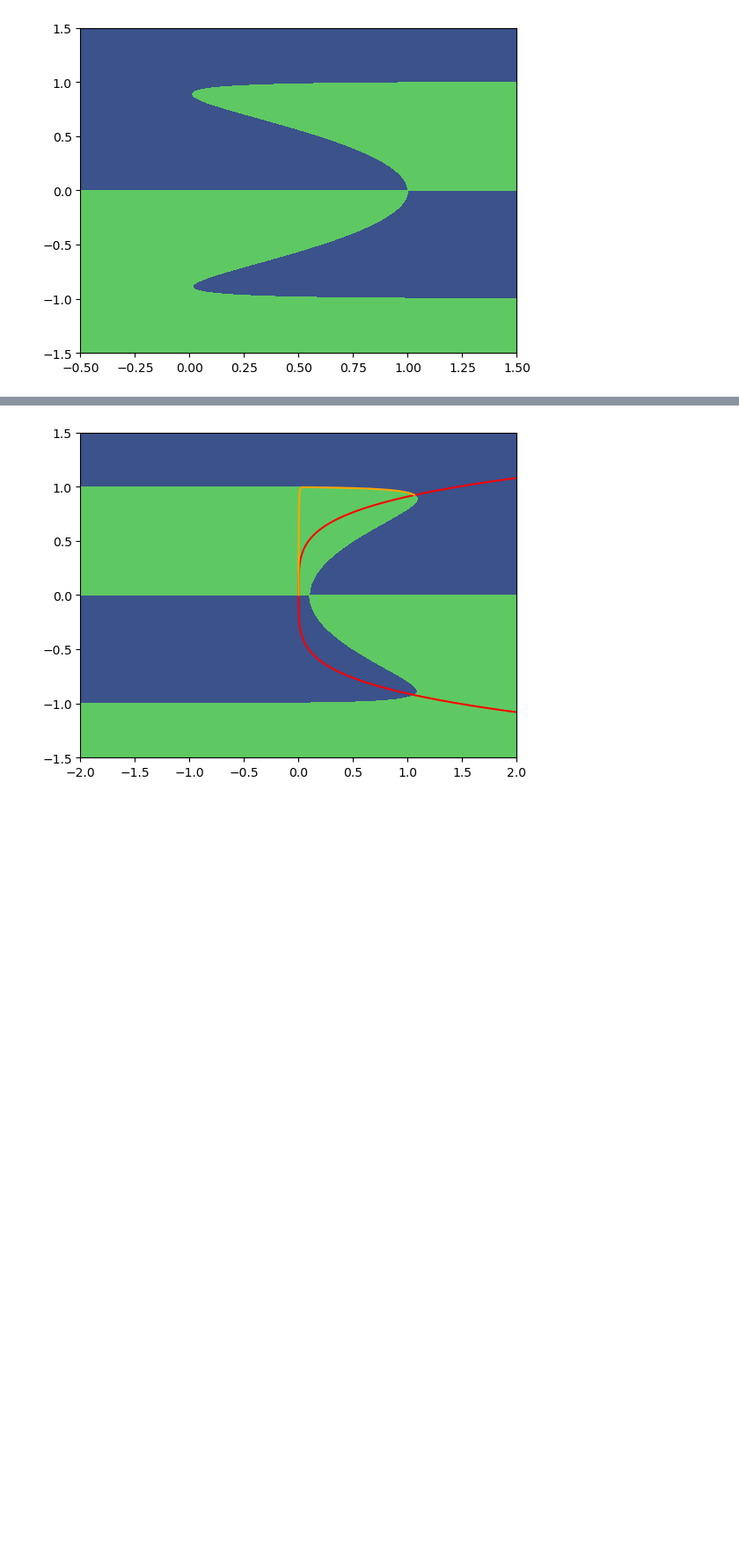
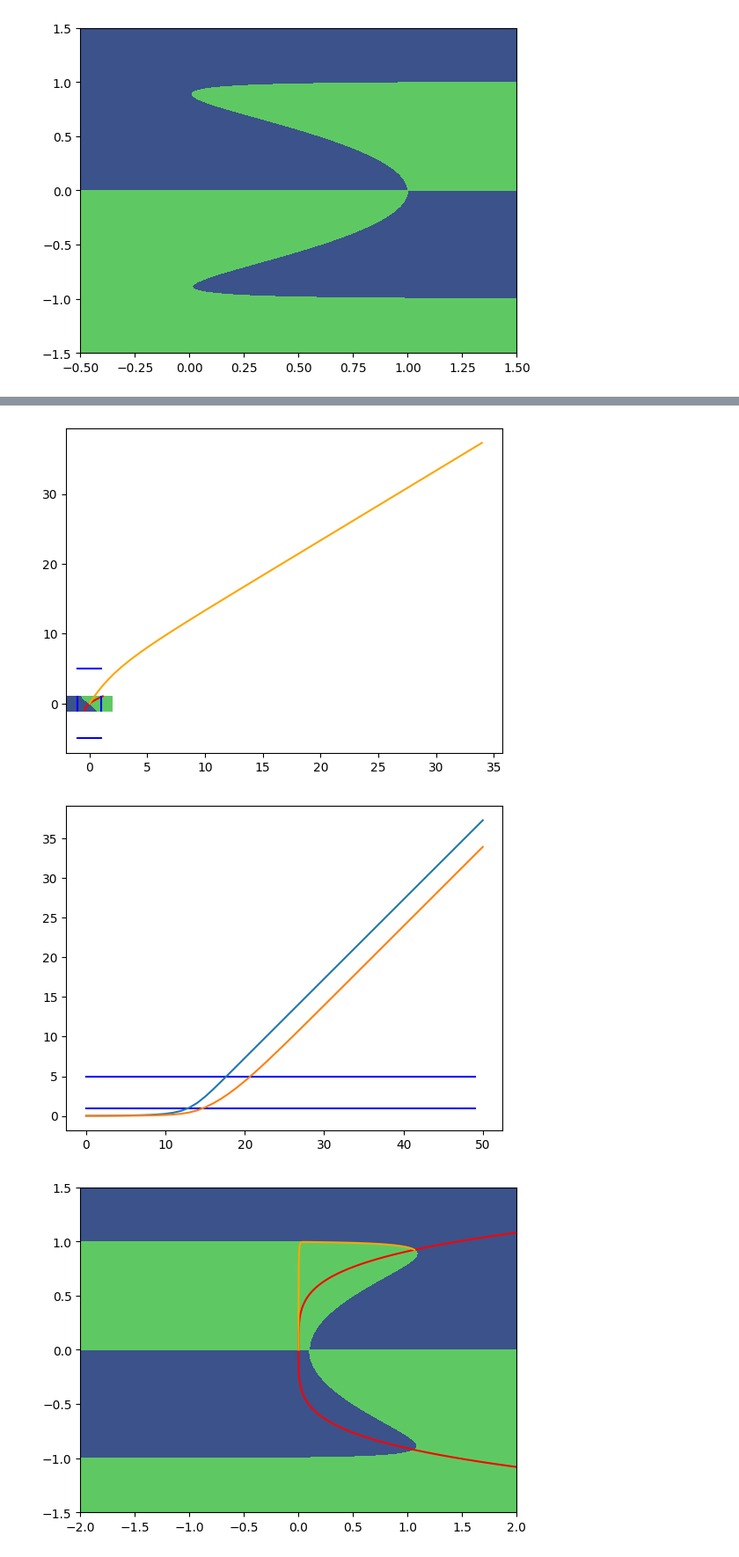
Before and after one commit to gerome-andry/RNN-dynamics, a Jupyter notebook: Analysis.ipynb, the cells around one changed output, grey strips where cells are left out. Shown at 88% size. Saved outputs shown, nothing was run; the diff lists cells and outputs as text; code cells hidden in the pictures; blank space fills up the shorter version.

Commit message:
3d plots and video of GRU biffurcation

```diff
--- a/Analysis.ipynb
+++ b/Analysis.ipynb
@@ -142,40 +143,43 @@ plt.show()
 LSTM = LSTMCell()
 A = .5
 B = .5
 C = .8
 D = 5
-W =
-Wa =
-Wb =
-Wd =
-Wp =
+P = 1
+W =  1
+Wa = 1
+Wb = 1
+Wd = 1
+Wp = 1
 
-
-pars = A, B, C, D, 1
+pars = A, B, C, D, P, W, Wa, Wb, Wd, Wp
 
 ax = LSTM.phaseplane(x_g, y_g, pars, input=0)
 
 testx = torch.linspace(-1, 1, 100)
 ax.plot(B*torch.tanh(torch.tensor(D*C))/(1-A)*torch.ones_like(testx), testx, 'blue')
 ax.plot(-B*torch.tanh(torch.tensor(D*C))/(1-A)*torch.ones_like(testx), testx, 'blue')
 
 ax.plot(testx, -D*torch.ones_like(testx), 'blue')
 ax.plot(testx, D*torch.ones_like(testx), 'blue')
 
 xt = .0*torch.randn(50)
 h0 = torch.tensor(0.01)
 s0 = torch.tensor(0.01)
 
 ht, st = LSTM.trajectory(h0, s0, pars, xt)
 ax.plot(st, ht, 'orange')
 plt.show()
 
 # plt.plot(xt)
 plt.plot(B*torch.tanh(torch.tensor(D*C))/(1-A)*torch.ones_like(xt), 'blue')
 plt.plot(D*torch.ones_like(xt), 'blue')
 plt.plot(ht)
 plt.plot(st)
 plt.show()
+# %% [output]
+[figure, added]
+[figure, added]
 # %%
 # Flex
 
```
Also changed, not shown: parts of 9 cells of this notebook, 1 other file.
